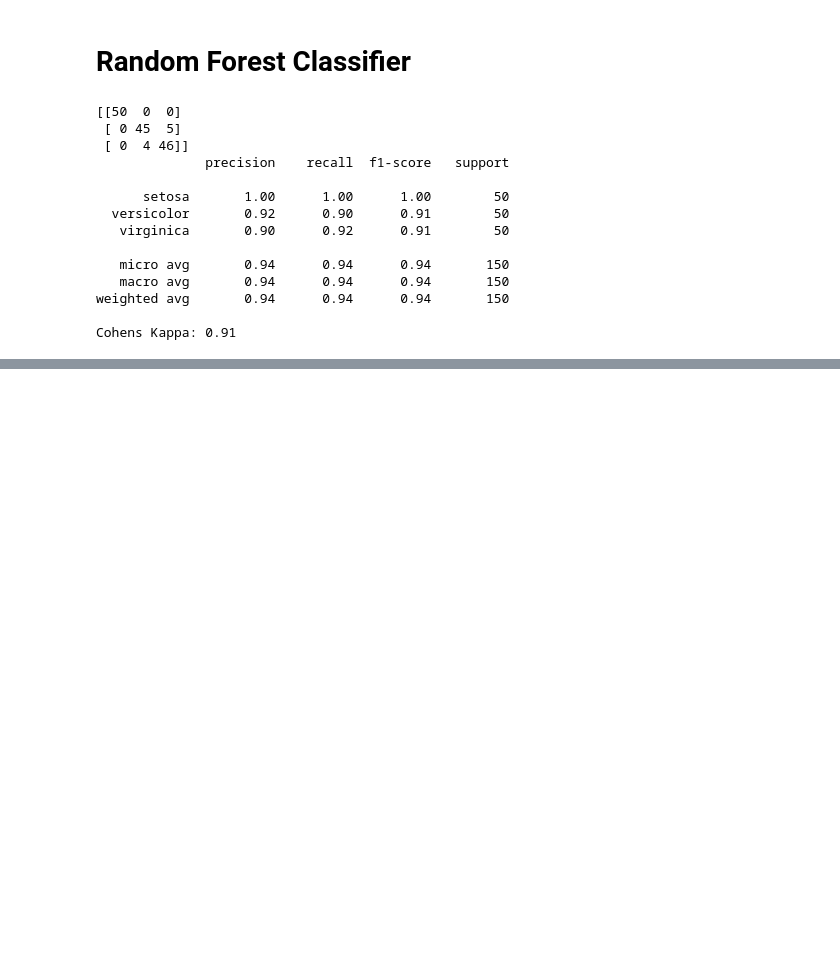
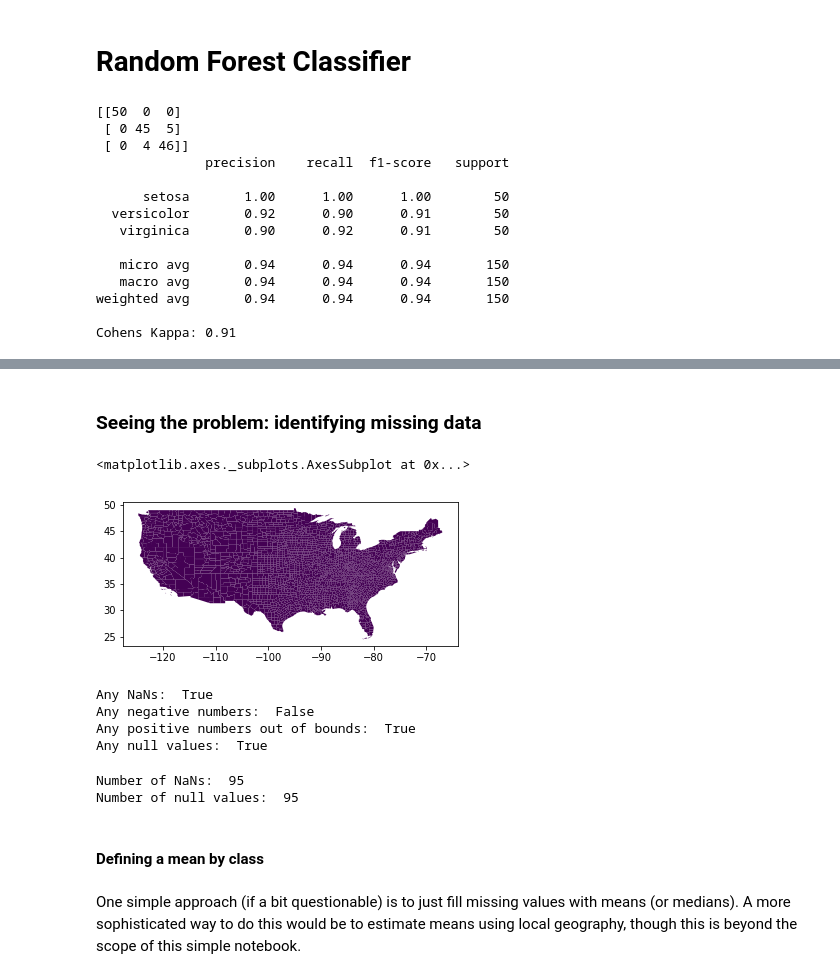
Before and after one commit to thomaspingel/geography_single_shot_notebooks, a Jupyter notebook: Classification.ipynb, the cells around one changed output, grey strips where cells are left out. Saved outputs shown, nothing was run; the diff lists cells and outputs as text; code cells hidden in the pictures; blank space fills up the shorter version.

Commit message:
added more on classificatin notebook

```diff
--- a/Classification.ipynb
+++ b/Classification.ipynb
@@ -364,0 +460,37 @@ Cohens Kappa: 0.91
+# %% [markdown]
+### Seeing the problem: identifying missing data
+# %%
+# When your plot doesn't show any values, this is often because of a mis-read of nans as a value.  The result
+# is a plot that looks all one color:
+
+df_original.plot(column='Teen births - Teen Birth Rate')
+# %% [output]
+<matplotlib.axes._subplots.AxesSubplot at 0x...>
+[figure, added]
+# %%
+# You can also query for peculiar values.  These can vary!  Some missing values are denoted as negative numbers, others
+# as missing values, others as nans.  Know your data, and look carefully!  It's often best to inspect via a text editor
+# or a spreadsheet, if you can.
+
+print('Any NaNs: ',np.any(np.isnan(df_original['Teen births - Teen Birth Rate'])))
+print('Any negative numbers: ',np.any(df_original['Teen births - Teen Birth Rate'] < 0))
+print('Any positive numbers out of bounds: ',np.any(df_original['Teen births - Teen Birth Rate'] > 100))
+print('Any null values: ',np.any(df_original['Teen births - Teen Birth Rate'].isnull()))
+# %% [output]
+Any NaNs:  True
+Any negative numbers:  False
+Any positive numbers out of bounds:  True
+Any null values:  True
+# %%
+# Another nice trick is to find the sum of the missing values.  This gives you more information than any, but is a
+# little less intuitive.  Knowing the scope of the problem can help you decide how you want to approach it.
+
+print('Number of NaNs: ',np.sum(np.isnan(df_original['Teen births - Teen Birth Rate'])))
+print('Number of null values: ',np.sum(df_original['Teen births - Teen Birth Rate'].isnull()))
+# %% [output]
+Number of NaNs:  95
+Number of null values:  95
+# %% [markdown]
+#### Defining a mean by class
+# %% [markdown]
+One simple approach (if a bit questionable) is to just fill missing values with means (or medians).  A more sophisticated way to do this would be to estimate means using local geography, though this is beyond the scope of this simple notebook.
```
Also changed, not shown: parts of 34 cells of this notebook.
